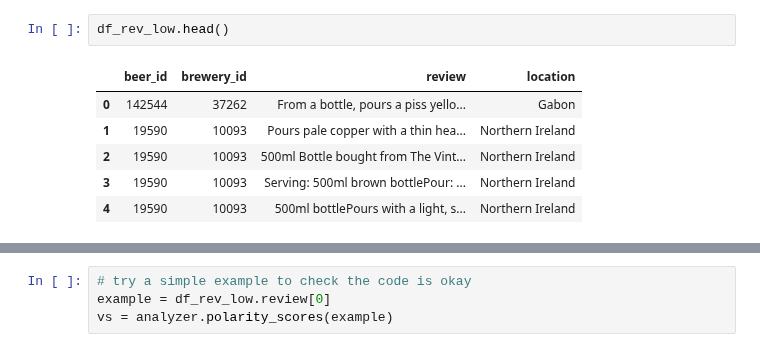
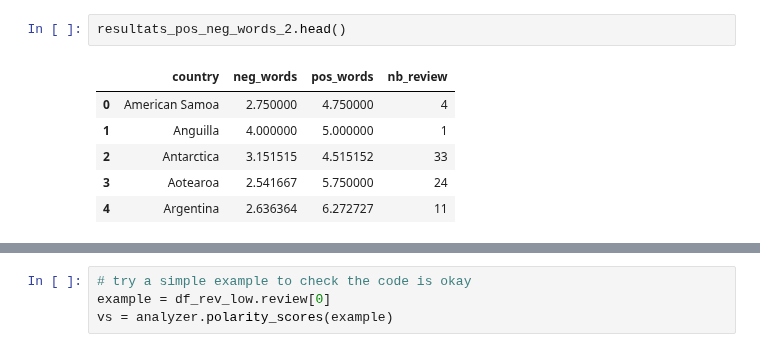
Before and after one commit to epfl-ada/ada-2022-project-hotchocolate, a Jupyter notebook: happyness.ipynb, the cells around one changed output, grey strips where cells are left out. Saved outputs shown, nothing was run; the diff lists cells and outputs as text.

Commit message:
pos neg words counts csv part0

```diff
--- a/happyness.ipynb
+++ b/happyness.ipynb
@@ -152,9 +184,9 @@ See the caveats in the documentation: https://pandas.pydata.org/pandas-docs/stab
 # %%
-df_rev_low.head()
+resultats_pos_neg_words_2.head()
 # %% [output]
-|  | beer_id | brewery_id | review | location |
-| 0 | 142544 | 37262 | From a bottle, pours a piss yello... | Gabon |
-| 1 | 19590 | 10093 | Pours pale copper with a thin hea... | Northern Ireland |
-| 2 | 19590 | 10093 | 500ml Bottle bought from The Vint... | Northern Ireland |
-| 3 | 19590 | 10093 | Serving: 500ml brown bottlePour: ... | Northern Ireland |
-| 4 | 19590 | 10093 | 500ml bottlePours with a light, s... | Northern Ireland |
+|  | country | neg_words | pos_words | nb_review |
+| 0 | American Samoa | 2.750000 | 4.750000 | 4 |
+| 1 | Anguilla | 4.000000 | 5.000000 | 1 |
+| 2 | Antarctica | 3.151515 | 4.515152 | 33 |
+| 3 | Aotearoa | 2.541667 | 5.750000 | 24 |
+| 4 | Argentina | 2.636364 | 6.272727 | 11 |
```
Also changed, not shown: parts of 59 cells of this notebook.
